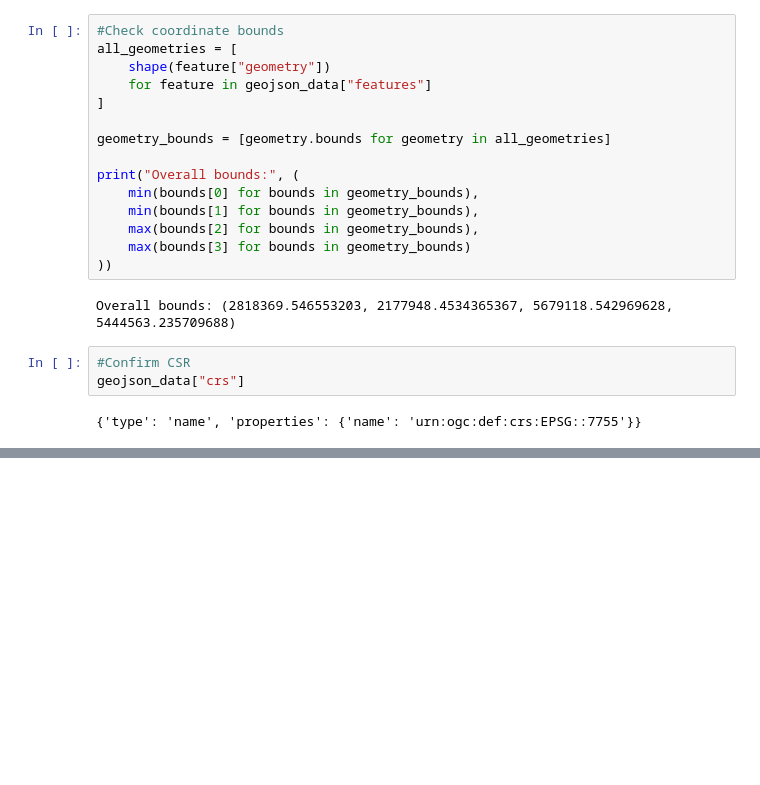
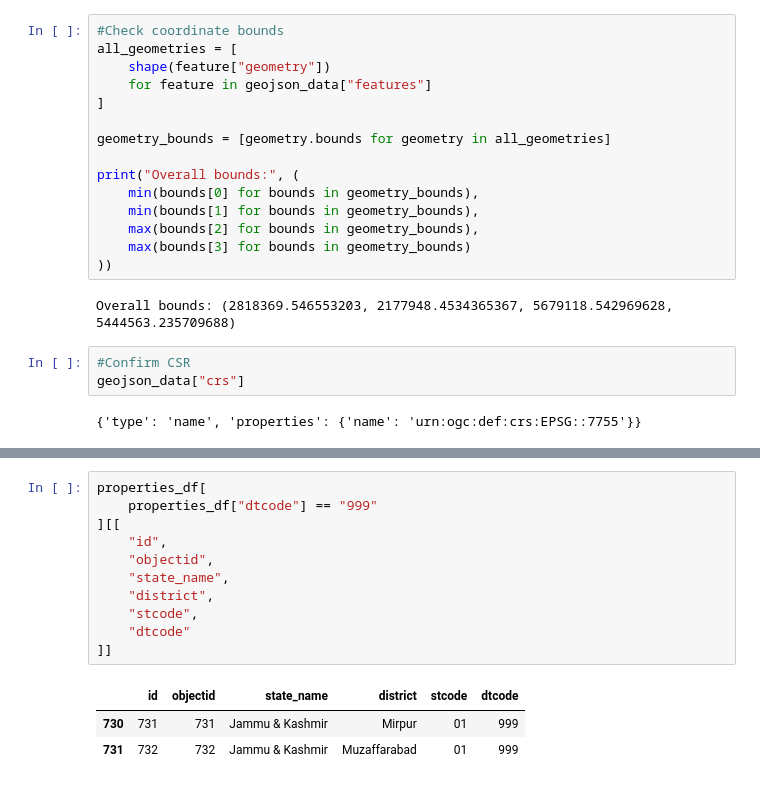
Before and after one commit to mkosh725/AgriRain-ML, a Jupyter notebook: notebooks/03_geography_data_inspection.ipynb, the cells around one changed output, grey strips where cells are left out. Drawn from its saved outputs; the diff is of its cells as text; blank space fills up the shorter version.

```diff
--- a/notebooks/03_geography_data_inspection.ipynb
+++ b/notebooks/03_geography_data_inspection.ipynb
@@ -228,0 +437,15 @@ geojson_data["crs"]
+# %%
+properties_df[
+    properties_df["dtcode"] == "999"
+][[
+    "id",
+    "objectid",
+    "state_name",
+    "district",
+    "stcode",
+    "dtcode"
+]]
+# %% [output]
+|  | id | objectid | state_name | district | stcode | dtcode |
+| 730 | 731 | 731 | Jammu & Kashmir | Mirpur | 01 | 999 |
+| 731 | 732 | 732 | Jammu & Kashmir | Muzaffarabad | 01 | 999 |
```
Also changed, not shown: parts of 10 cells of this notebook.
